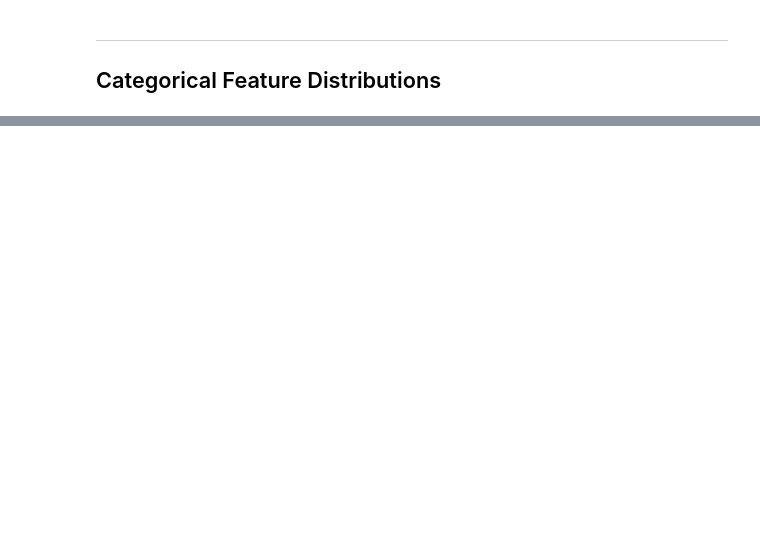
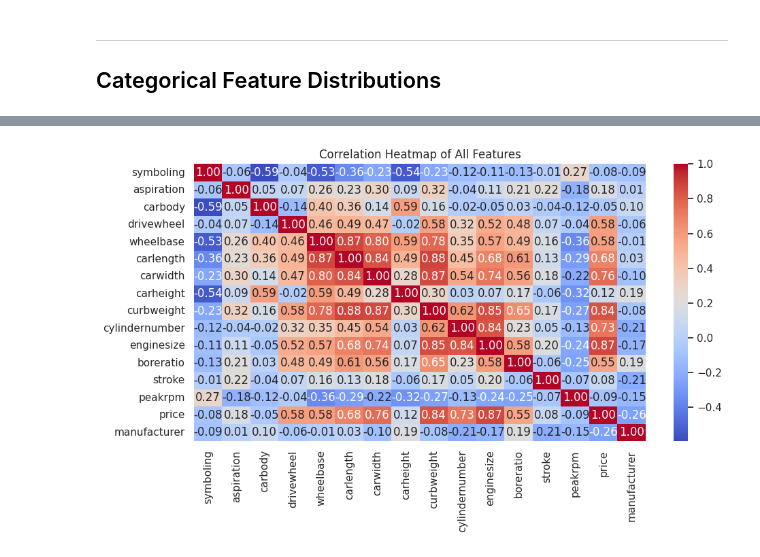
Before and after one commit to CoMa95/Car-Price-Analytics, a Jupyter notebook: notebooks/03_initial_eda.ipynb, the cells around one changed output, grey strips where cells are left out. Saved outputs shown, nothing was run; the diff lists cells and outputs as text; code cells hidden in the pictures; blank space fills up the shorter version.

```diff
--- a/notebooks/03_initial_eda.ipynb
+++ b/notebooks/03_initial_eda.ipynb
@@ -209,0 +220,20 @@ plt.show()
+# %%
+df_corr = df.copy() # Create a copy of the dataframe for correlation analysis
+
+# Define the mapping for categorical variables
+encoding_map = {
+    'drivewheel': {'4wd': 0, 'fwd': 1, 'rwd': 2},
+    'aspiration': {'std': 0, 'turbo': 1},
+    'carbody': {'convertible': 0, 'hatchback': 1, 'sedan': 2, 'wagon': 3},
+    'cylindernumber': {'two': 0, 'three': 1, 'four': 2, 'five': 3, 'six': 4, 'eight': 5, 'twelve': 6},
+    'manufacturer': {'alfa-romero': 0, 'audi': 1, 'bmw': 2, 'buick': 3, 'chevrolet': 4,
+                     'dodge': 5, 'honda': 6, 'isuzu': 7, 'jaguar': 8, 'mazda': 9,
+                     'mercury': 10, 'mitsubishi': 11, 'nissan': 12, 'peugeot': 13, 'plymouth': 14,
+                     'porsche': 15, 'renault': 16, 'saab': 17, 'subaru': 18, 'toyota': 19, 'volkswagen': 20, 'volvo': 21}
+
+}
+df_corr = df_corr.drop(columns=['model', 'enginetype', 'fuelsystem',
+                                'fueltype', 'doornumber' ,'highwaympg',
+                                'citympg', 'compressionratio', 'horsepower']) # Drop non-encoded categorical columns
+df_corr.replace(encoding_map, inplace=True)
+df_corr.head()
@@ -209,0 +252,10 @@ plt.show()
+# %%
+plt.figure(figsize=(10, 6))
+corr = df_corr.corr()
+sns.heatmap(corr, annot=True, cmap='coolwarm', fmt=".2f")
+plt.title("Correlation Heatmap of All Features")
+plt.tight_layout()
+plt.savefig("figures/correlation_heatmap.png", dpi=300)
+plt.show()
+# %% [output]
+[figure, added]
```
Also changed, not shown: parts of 10 cells of this notebook, 3 other files.
